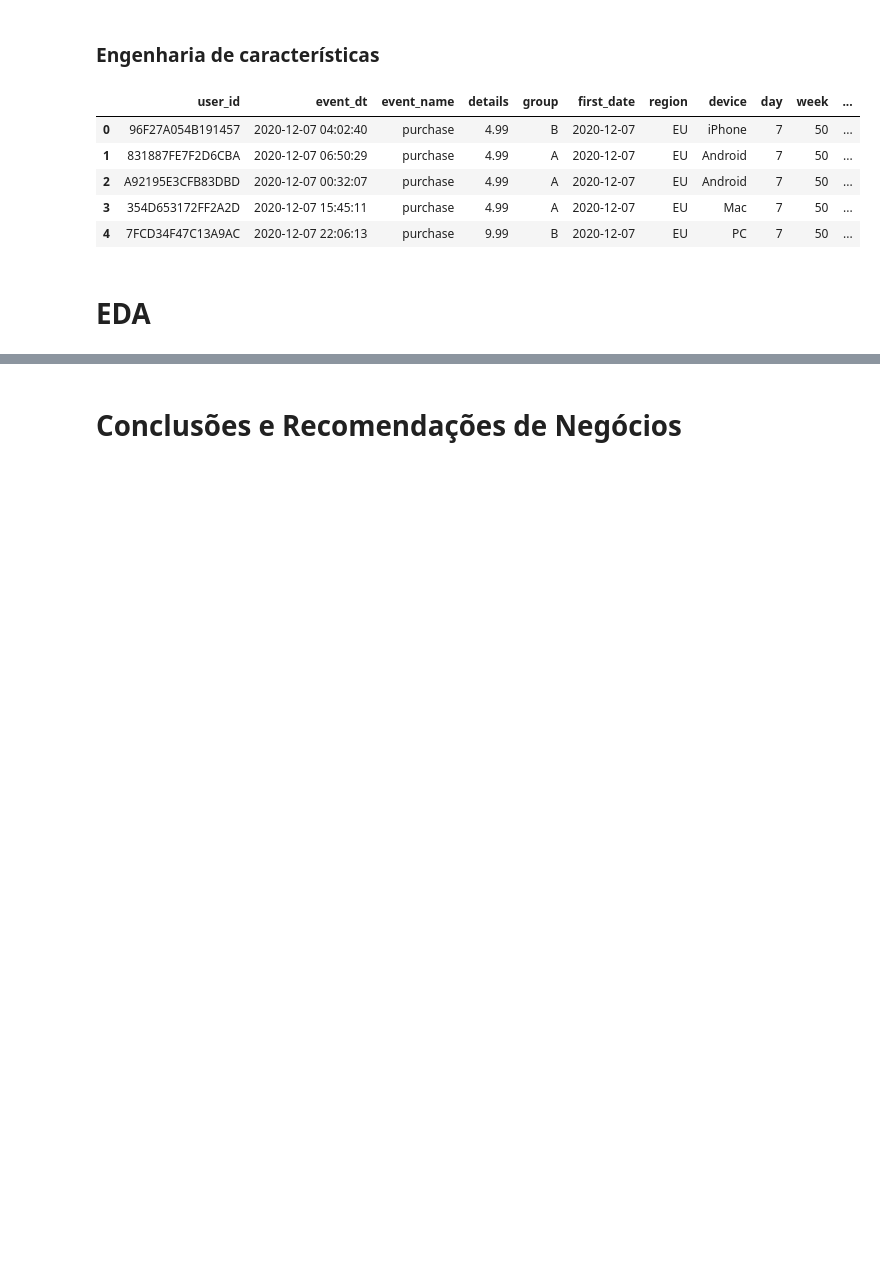
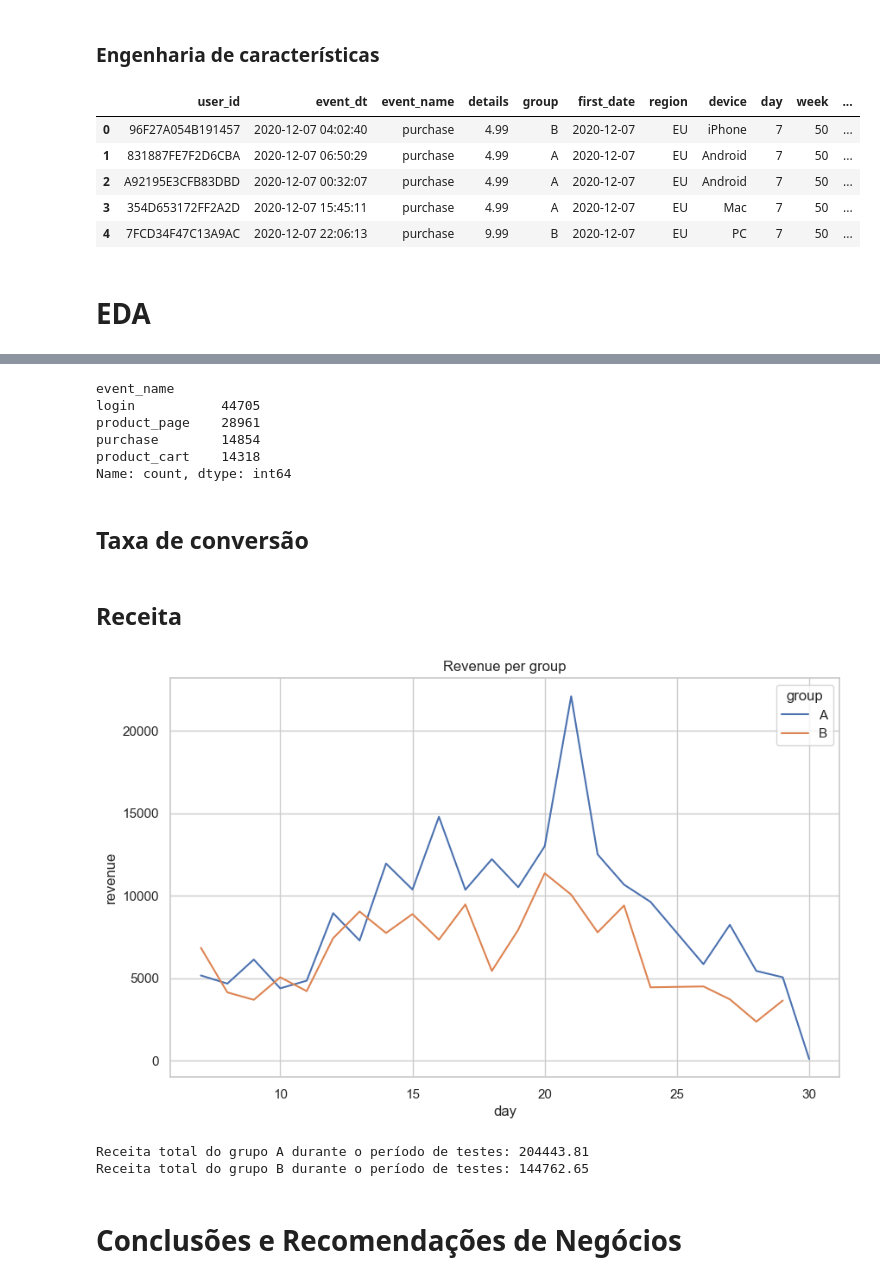
Before and after one commit to rodriguesbrian/tt14_call_center_project, a Jupyter notebook: notebooks/ab_test_analysis.ipynb, the cells around one changed output, grey strips where cells are left out. Drawn from its saved outputs; the diff is of its cells as text; code cells hidden in the pictures; blank space fills up the shorter version.

```diff
--- a/notebooks/ab_test_analysis.ipynb
+++ b/notebooks/ab_test_analysis.ipynb
@@ -312,2 +321,28 @@ events_agg.head()
+# %%
+events_agg['event_name'].value_counts()
+# %% [output]
+event_name
+login           44705
+product_page    28961
+purchase        14854
+product_cart    14318
+Name: count, dtype: int64
+# %% [markdown]
+## Taxa de conversão
+# %% [markdown]
+## Receita
+# %%
+# criação gráfico de linha
+sns.lineplot(data=events_agg[events_agg['event_name'] == 'purchase'].groupby(['day', 'group'])['details'].sum().reset_index(), x='day', y='details', hue='group')
+plt.title('Revenue per group')
+plt.ylabel('revenue')
+plt.show()
+
+print(f"Receita total do grupo A durante o período de testes: {events_agg[(events_agg['event_name'] == 'purchase') & (events_agg['group'] == 'A')]['details'].sum():.2f}")
+print(f"Receita total do grupo B durante o período de testes: {events_agg[(events_agg['event_name'] == 'purchase') & (events_agg['group'] == 'B')]['details'].sum():.2f}")
+# %% [output]
+[figure, added]
+Receita total do grupo A durante o período de testes: 204443.81
+Receita total do grupo B durante o período de testes: 144762.65
 # %% [markdown]
 # Conclusões e Recomendações de Negócios
```
Also changed, not shown: parts of 5 cells of this notebook.
